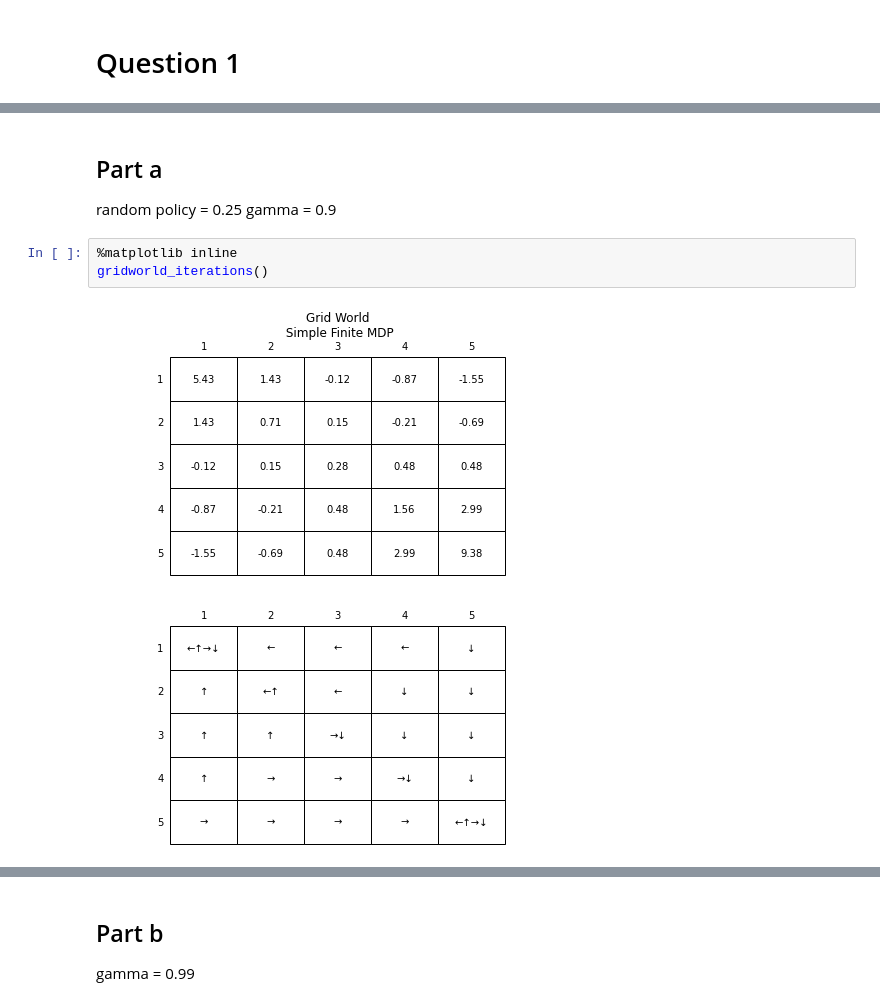
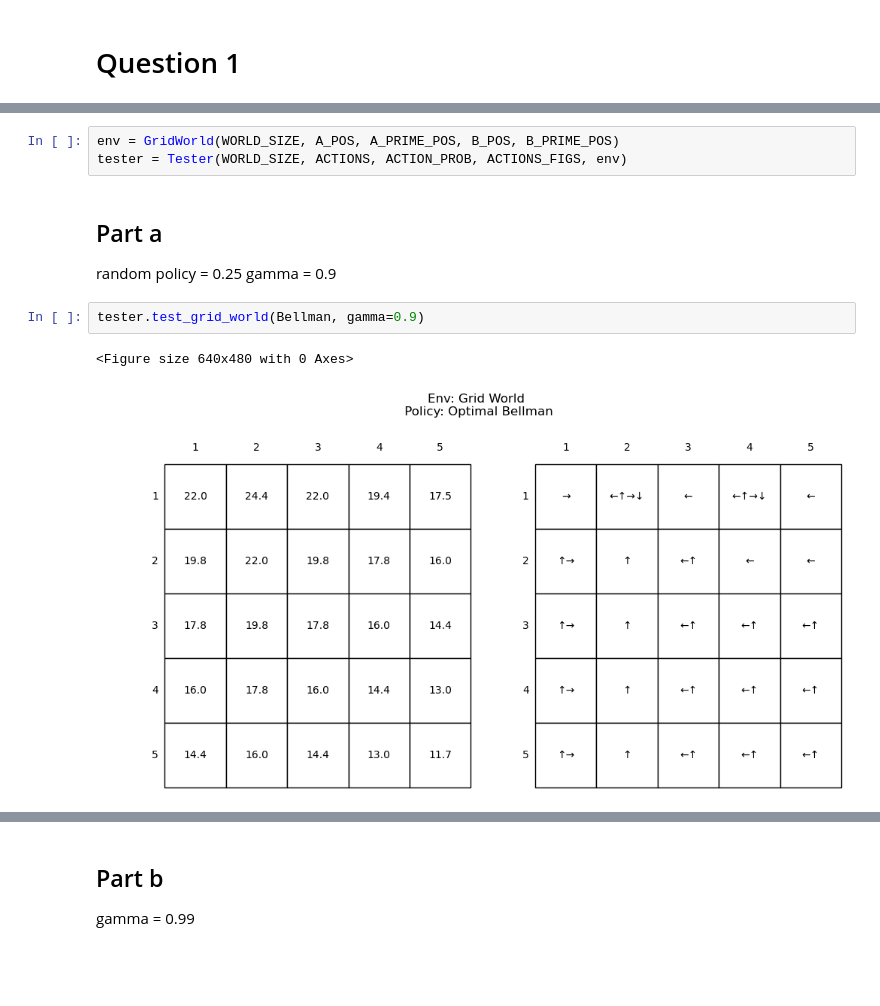
Before and after one commit to ArianaVillegas/ECE495-595, a Jupyter notebook: hw3.ipynb, the cells around one changed output, grey strips where cells are left out. Drawn from its saved outputs; the diff is of its cells as text; blank space fills up the shorter version.

```diff
--- a/hw3.ipynb
+++ b/hw3.ipynb
@@ -150,13 +34,15 @@ def optimal_gridworld():
 # Question 1
 # %% [markdown]
 ![Screen%20Shot%202022-09-26%20at%207.18.50%20PM.png](attachment:Screen%20Shot%202022-09-26%20at%207.18.50%20PM.png)
+# %%
+env = GridWorld(WORLD_SIZE, A_POS, A_PRIME_POS, B_POS, B_PRIME_POS)
+tester = Tester(WORLD_SIZE, ACTIONS, ACTION_PROB, ACTIONS_FIGS, env)
 # %% [markdown]
 ## Part a
 random policy = 0.25
 gamma = 0.9
-# %%
-%matplotlib inline
-gridworld_iterations()
-# %% [output]
-[figure, removed]
-[figure, removed]
+# %%
+tester.test_grid_world(Bellman, gamma=0.9)
+# %% [output]
+<Figure size 640x480 with 0 Axes>
+[figure, added]
```
Also changed, not shown: parts of 8 cells of this notebook, 5 other files.
